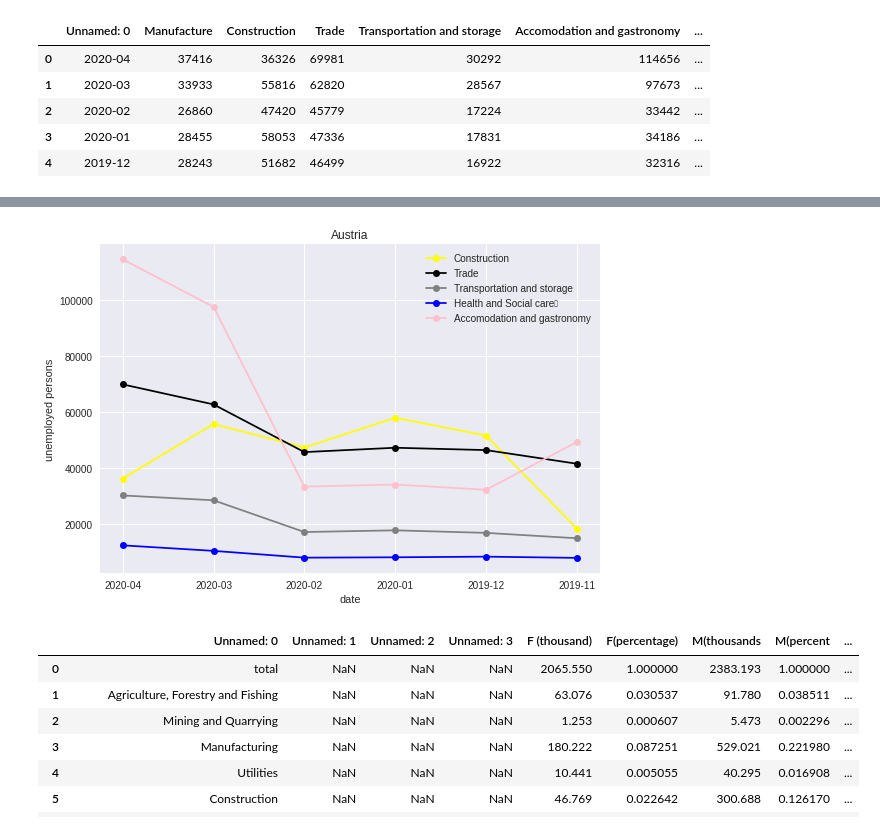
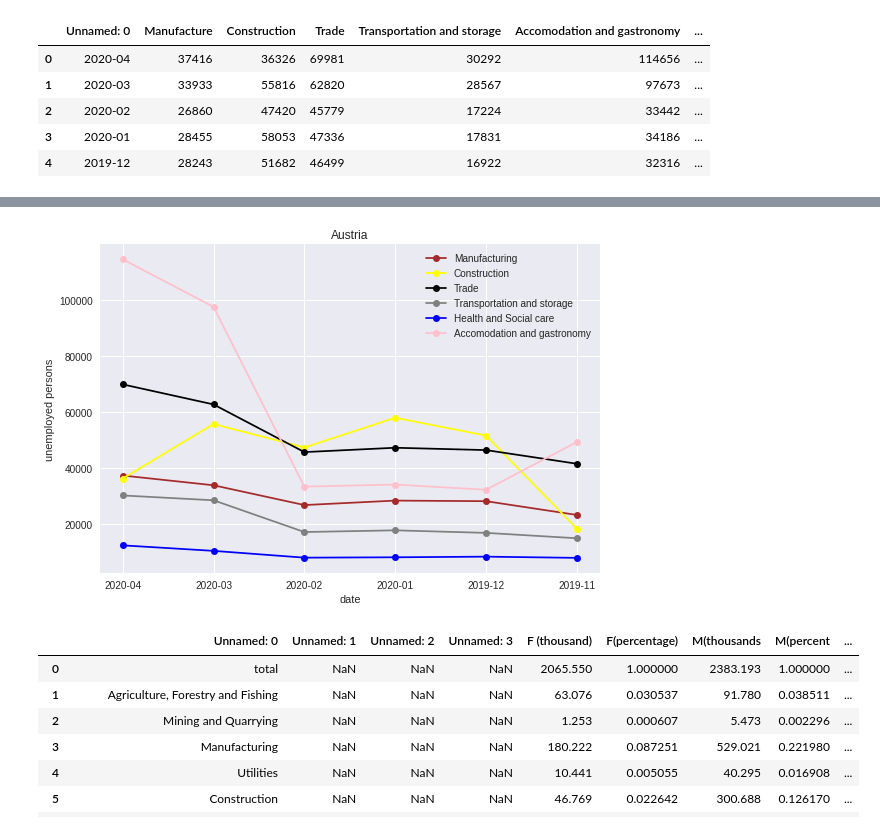
Before and after one commit to Gail529/Machine-Learning-, a Jupyter notebook: Austria.ipynb, the cells around one changed output, grey strips where cells are left out. Saved outputs shown, nothing was run; the diff lists cells and outputs as text; code cells hidden in the pictures.

```diff
--- a/Austria.ipynb
+++ b/Austria.ipynb
@@ -117,24 +125,26 @@ sector.rename()
 # %%
 plt.style.use('seaborn')
 date=sector['Unnamed: 0']
+manufacture=sector['Manufacture ']
 construction=sector['Construction']
 trade=sector['Trade']
 trans=sector['Transportation and storage']
 health=sector['Health and Social care']
 accom=sector['Accomodation and gastronomy']
+plt.plot_date(date,manufacture,linestyle='solid' ,color='brown' ,label='Manufacturing')
 plt.plot_date(date,construction,linestyle='solid' ,color='yellow' ,label='Construction')
 plt.plot_date(date,trade,linestyle='solid' ,color='black', label='Trade')
 plt.plot_date(date,trans,linestyle='solid' ,color='grey', label='Transportation and storage')
-plt.plot_date(date,health,linestyle='solid' ,color='blue', label='Health and Social care	')
+plt.plot_date(date,health,linestyle='solid' ,color='blue', label='Health and Social care')
 plt.plot_date(date,accom,linestyle='solid' ,color='pink', label='Accomodation and gastronomy')
 plt.title('Austria')
 plt.xlabel('date')
 plt.ylabel('unemployed persons')
 plt.legend()
 plt.tight_layout()
 plt.show()
 # %% [output]
-[figure, old version]
+[figure, new version]
 # %%
 data=pd.read_excel('/content/Austria.xlsx' , sheet_name='Sheet5')
 # %%
```
Also changed, not shown: parts of 10 cells of this notebook.
